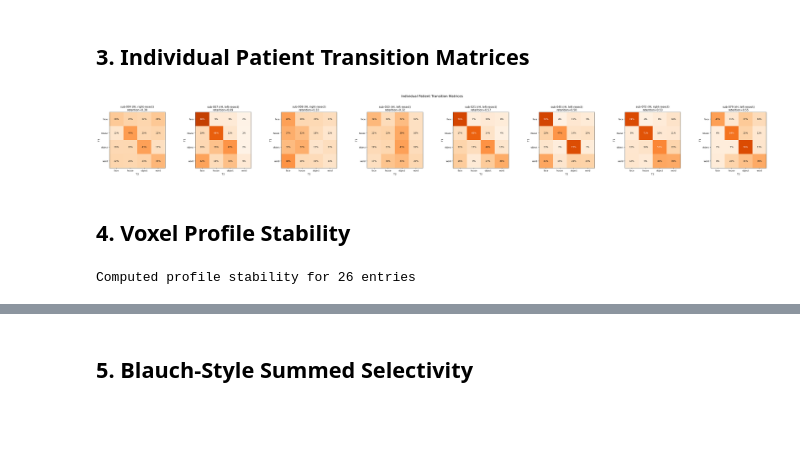
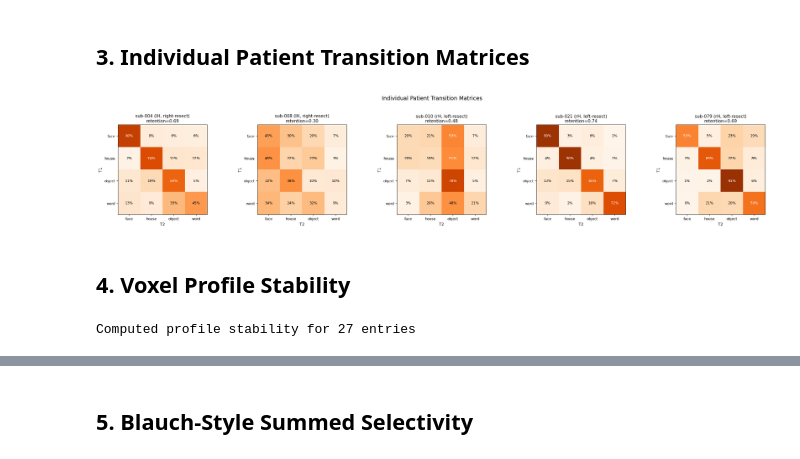
Before and after one commit to cnsimmons/sym_pt, a Jupyter notebook: B_analyses/voxel_allegiance.ipynb, the cells around one changed output, grey strips where cells are left out. Saved outputs shown, nothing was run; the diff lists cells and outputs as text; code cells hidden in the pictures; blank space fills up the shorter version.

```diff
--- a/B_analyses/voxel_allegiance.ipynb
+++ b/B_analyses/voxel_allegiance.ipynb
@@ -289,7 +292,7 @@ skipped = []
 for sid, info in subjects.items():
     first_ses = info['sessions'][0]
     actual_first = info['actual_first_ses']
-    hemi = info['hemi'] if info['patient_status'] == 'patient' else 'l'
+    hemi = info['hemi'] if info['patient_status'] == 'OTC' else 'l'
     hemis = ['l', 'r'] if info['patient_status'] == 'control' else [hemi]
 
     for h in hemis:
@@ -405,8 +408,8 @@ std    11.6   10.4    10.9  10.7   0.0
 panels = [
     ('Controls LH', 'control', 'l', None),
     ('Controls RH', 'control', 'r', None),
-    ('Patients L-resection\n(intact LH)', 'patient', 'l', 'right'),
-    ('Patients R-resection\n(intact RH)', 'patient', 'r', 'left'),
+    ('Patients L-resection\n(intact LH)', 'OTC', 'l', 'right'),
+    ('Patients R-resection\n(intact RH)', 'OTC', 'r', 'left'),
 ]
 
 fig, axes = plt.subplots(1, 4, figsize=(18, 5), sharey=True)
@@ -477,7 +480,7 @@ for sid, info in long_subs.items():
     t1_ses, t2_ses = sessions[0], sessions[-1]
     actual_first = info['actual_first_ses']
 
-    hemi = info['hemi'] if info['patient_status'] == 'patient' else None
+    hemi = info['hemi'] if info['patient_status'] == 'OTC' else None
     hemis = [hemi] if hemi else ['l', 'r']
 
     for h in hemis:
@@ -538,8 +541,8 @@ def avg_transition_matrix(results, group, hemi=None, surgery_side=None):
 panels = [
     ('Controls LH', 'control', 'l', None),
     ('Controls RH', 'control', 'r', None),
-    ('Patients L-resection\n(intact LH)', 'patient', 'l', 'right'),
-    ('Patients R-resection\n(intact RH)', 'patient', 'r', 'left'),
+    ('Patients L-resection\n(intact LH)', 'OTC', 'l', 'right'),
+    ('Patients R-resection\n(intact RH)', 'OTC', 'r', 'left'),
 ]
 
 fig, axes = plt.subplots(1, 4, figsize=(22, 5))
@@ -633,40 +640,40 @@ patient left          0.618  0.520  0.567  0.260  0.216  0.178  0.152  0.125
 # %% [markdown]
  ## 3. Individual Patient Transition Matrices
 # %%
-patient_trans = {k: v for k, v in transition_results.items() if v['group'] == 'patient'}
+patient_trans = {k: v for k, v in transition_results.items() if v['group'] == 'OTC'}
 
 if patient_trans:
     n_patients = len(patient_trans)
     fig, axes = plt.subplots(1, n_patients, figsize=(5 * n_patients, 4.5))
     if n_patients == 1:
         axes = [axes]
 
     for ax, ((sid, h), res) in zip(axes, patient_trans.items()):
         im = ax.imshow(res['trans_pct'], cmap='Oranges', vmin=0, vmax=100)
         ax.set_xticks(range(4))
         ax.set_yticks(range(4))
         ax.set_xticklabels(CATEGORIES, fontsize=9)
         ax.set_yticklabels(CATEGORIES, fontsize=9)
         ax.set_xlabel('T2')
         ax.set_ylabel('T1')
         surgery = res.get('surgery_side', '?')
         ax.set_title(f'{sid} ({h}H, {surgery}-resect)\n'
                      f'retention={res["retention"]:.2f}', fontsize=11)
 
         for i in range(4):
             for j in range(4):
                 color = 'white' if res['trans_pct'][i, j] > 50 else 'black'
                 ax.text(j, i, f'{res["trans_pct"][i, j]:.0f}%',
                         ha='center', va='center', fontsize=9, color=color)
 
     plt.suptitle('Individual Patient Transition Matrices', fontsize=14, y=1.05)
     plt.tight_layout()
     plt.savefig(os.path.join(processed_dir, 'group_results',
                 f'patient_transitions_{ALLEGIANCE_COPE_SET}.png'),
                 dpi=150, bbox_inches='tight')
     plt.show()
 # %% [output]
-[figure, old version]
+[figure, new version]
 # %% [markdown]
  ## 4. Voxel Profile Stability
 # %%
@@ -698,7 +705,7 @@ for sid, info in long_subs.items():
     t1_ses, t2_ses = sessions[0], sessions[-1]
     actual_first = info['actual_first_ses']
 
-    hemi = info['hemi'] if info['patient_status'] == 'patient' else None
+    hemi = info['hemi'] if info['patient_status'] == 'OTC' else None
     hemis = [hemi] if hemi else ['l', 'r']
 
     for h in hemis:
@@ -724,7 +731,7 @@ for sid, info in long_subs.items():
 
 print(f"Computed profile stability for {len(stability_results)} entries")
 # %% [output]
-Computed profile stability for 26 entries
+Computed profile stability for 27 entries
 # %%
 # ── Profile stability: Controls vs Patients ──────────────────────────────────
 
```
Also changed, not shown: parts of 32 cells of this notebook, 2 other files.
